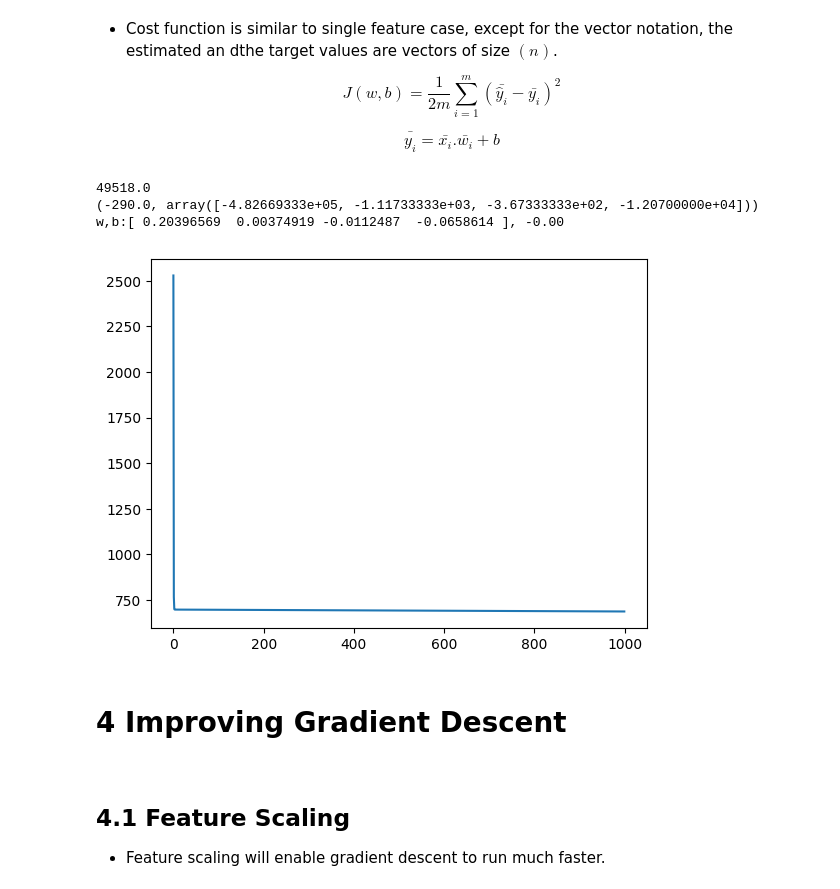
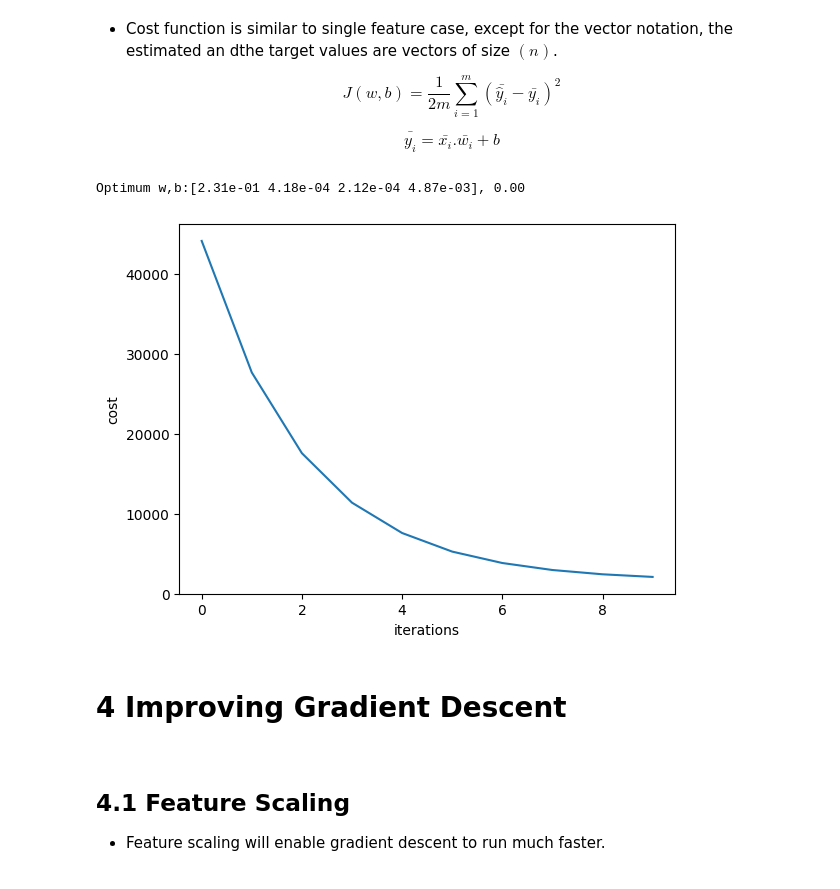
Before and after one commit to rctn-dev/machine-learning-from-scratch, a Jupyter notebook: ml_notebook.ipynb, the cells around one changed output. Drawn from its saved outputs; the diff is of its cells as text; code cells hidden in the pictures.

Commit message:
gradient_descent vector updated

```diff
--- a/ml_notebook.ipynb
+++ b/ml_notebook.ipynb
@@ -396,54 +396,58 @@ def compute_partial_gradient(x, y, w, b):
         for j in range(n):
             dj_dw[j] += diff * x[i, j]
         dj_db+= diff
     dj_dw=dj_dw/m
     dj_db=dj_db/m
     return dj_db, dj_dw
 
 def compute_gradient_descent(X, y, w_init, b_init,alpha, max_iters,compute_cost, compute_partial_gradient):
     '''
     Args:
-      X (np.array (m,n))   : Data, m examples with n features
-      y (np.array (m,))    : target values
-      w_init (ndarray (n,)) : initial model parameters
+      X (np.array (m,n))    : Data, m examples with n features
+      y (np.array (m,))     : target values
+      w_init (np.array (n,)) : initial model parameters
       b_init (scalar)       : initial model parameter
-      compute_cost       : compute cost
+      compute_cost          : compute cost
       compute_partial_gradient   : compute the partial gradient
-      alpha (float)       : Learning rate
-      max_iters (int)     : number of iterations to run gradient descent
+      alpha (float)         : Learning rate
+      max_iters (int)       : number of iterations to run gradient descent
 
     Returns:
-      w (ndarray (n,)) : Updated values of parameters
+      w (np.array (n,)) : Updated values of parameters
       b (scalar)       : Updated value of parameter
       '''
 
     J_history = []
     w = w_init
     b = b_init
     for i in range(max_iters):
         dj_db,dj_dw = compute_partial_gradient(X, y, w, b)
         w = w - alpha * dj_dw
         b = b - alpha * dj_db
         J_history.append( compute_cost(X, y, w, b))
     return w, b, J_history
 
-x_train = np.array([[2104, 5, 1, 45], [1416, 3, 2, 40], [852, 2, 1, 35]])
-y_train = np.array([460, 232, 178])
-w_init = np.zeros(4)
+# x_train = np.array([[2104, 5, 1, 45], [1416, 3, 2, 40], [852, 2, 1, 35]])
+# y_train = np.array([460, 232, 178])
+data = np.loadtxt("assets/data/houses.txt",delimiter=',')
+x_train,y_train=data[:,0:4], data[:,4]
+
+w_init = np.zeros(x_train.shape[1])
 b_init = 0.
-max_iters = 1000
-alpha = 5.0e-7
-print(compute_cost(x_train, y_train, w_init,b_init))
-print(compute_partial_gradient(x_train, y_train, w_init,b_init))
-w, b,J_history =compute_gradient_descent(x_train, y_train, w_init, b_init,alpha, max_iters,compute_cost, compute_partial_gradient)
-print(f'w,b:{w}, {b:.2f}')
-plt.plot(J_history)
+max_iters = 10
+alpha = 1.0e-7
+# print(compute_cost(x_train, y_train, w_init,b_init))
+# print(compute_partial_gradient(x_train, y_train, w_init,b_init))
+w, b,cost_history =compute_gradient_descent(x_train, y_train, w_init, b_init,alpha, max_iters,compute_cost, compute_partial_gradient)
+np.set_printoptions(precision=2)
+print(f'Optimum w,b:{w}, {b:.2f}')
+plt.plot(cost_history)
+plt.xlabel('iterations')
+plt.ylabel('cost')
 plt.show()
 # %% [output]
-49518.0
-(-290.0, array([-4.82669333e+05, -1.11733333e+03, -3.67333333e+02, -1.20700000e+04]))
-w,b:[ 0.20396569  0.00374919 -0.0112487  -0.0658614 ], -0.00
+Optimum w,b:[2.31e-01 4.18e-04 2.12e-04 4.87e-03], 0.00
-[figure, old version]
+[figure, new version]
 # %% [markdown]
 # 4 Improving Gradient Descent
 
```
Also changed, not shown: 3 other files.
